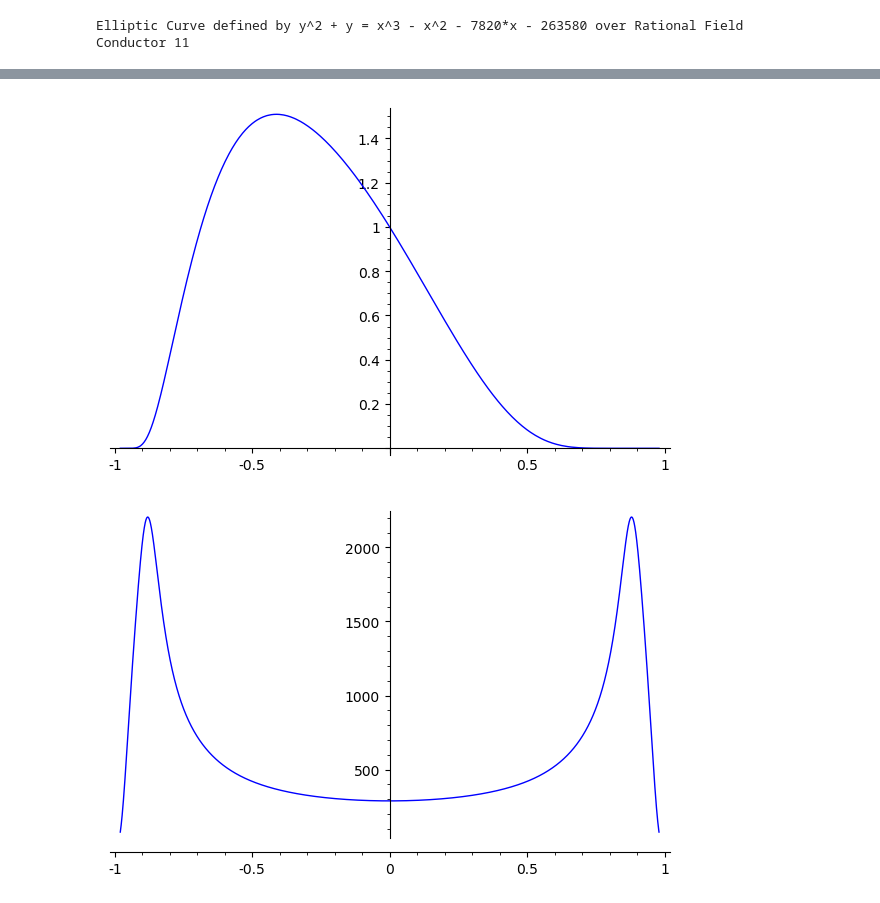
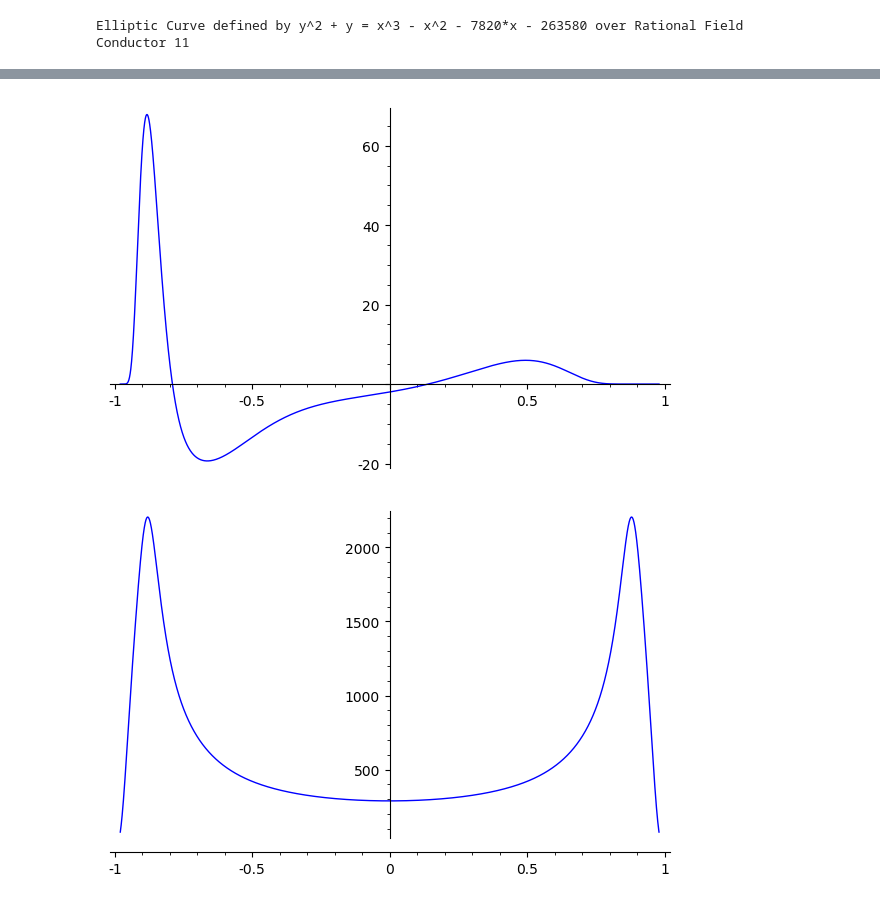
Before and after one commit to NordicMath/explore-global-weil, a Jupyter notebook: computation/Pade summation 4.ipynb, the cells around one changed output, grey strips where cells are left out. Cells and saved outputs as stored; diff of their text form; code cells hidden in the pictures.

```diff
--- a/computation/Pade summation 4.ipynb
+++ b/computation/Pade summation 4.ipynb
@@ -11,7 +11,7 @@ anlist = E.anlist(7500)[1:]
 # %%
 m = lambda z: sum(an * z^(n) for n, an in enumerate(anlist))
 # %%
-mint = lambda z: sum(an/(n + 1) * z^(n + 1) for n, an in enumerate(anlist))
+mdd = lambda z: sum(an * (n + 2) * (n + 1) * z^(n) for n, an in enumerate(anlist[2:]))
 # %%
 ps = m(x).power_series(RR)
 # %%
@@ -27,7 +27,7 @@ plot(m_a, -0.98, 0.98)
 # %%
-plot(lambda x: m(x), -0.98, 0.98)
+plot(lambda x: mdd(x), -0.98, 0.98)
 # %% [output]
-[figure, old version]
+[figure, new version]
 # %%
 # WHAT?!
 # %%
```
Also changed, not shown: parts of 1 cell of this notebook, 3 other files.
